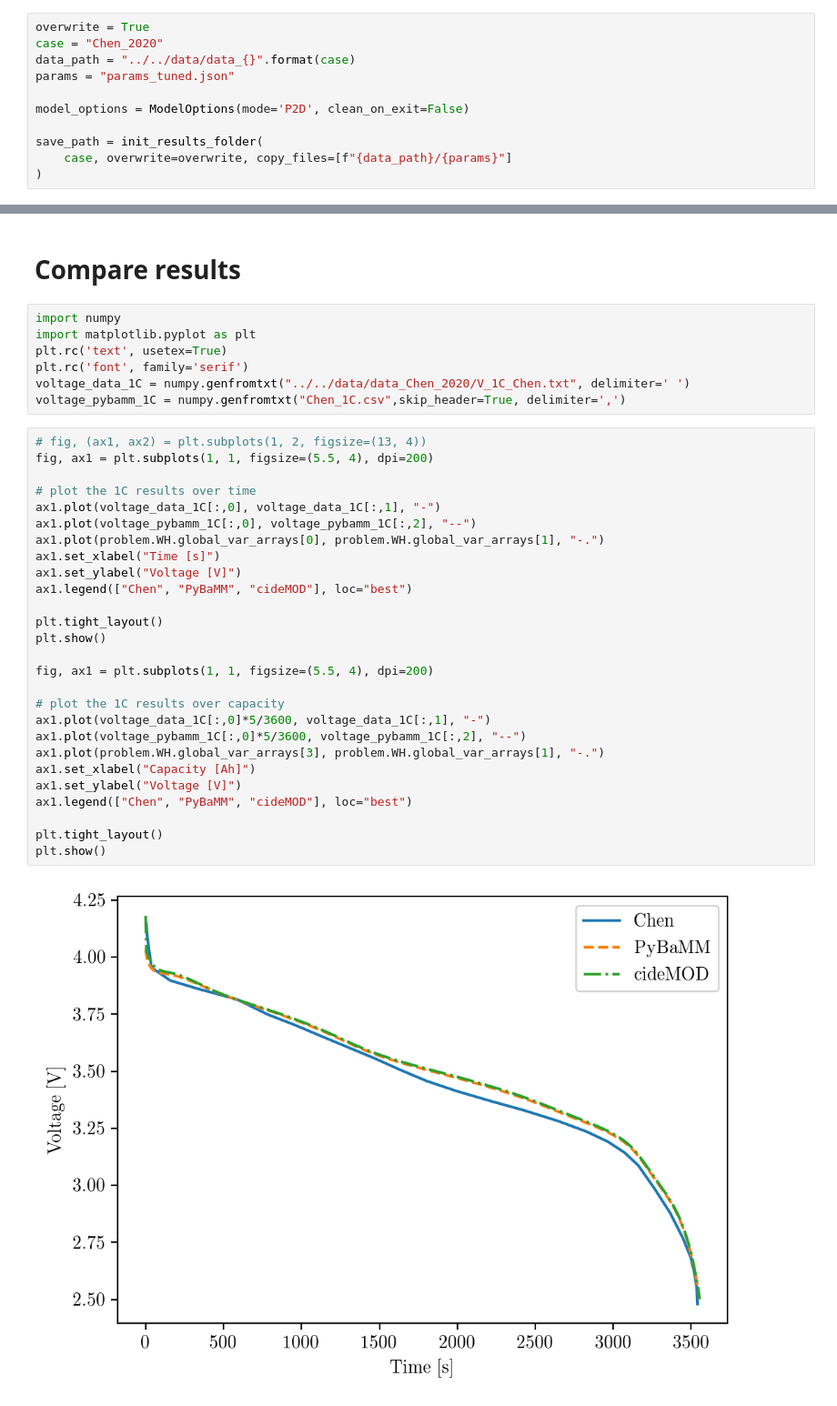
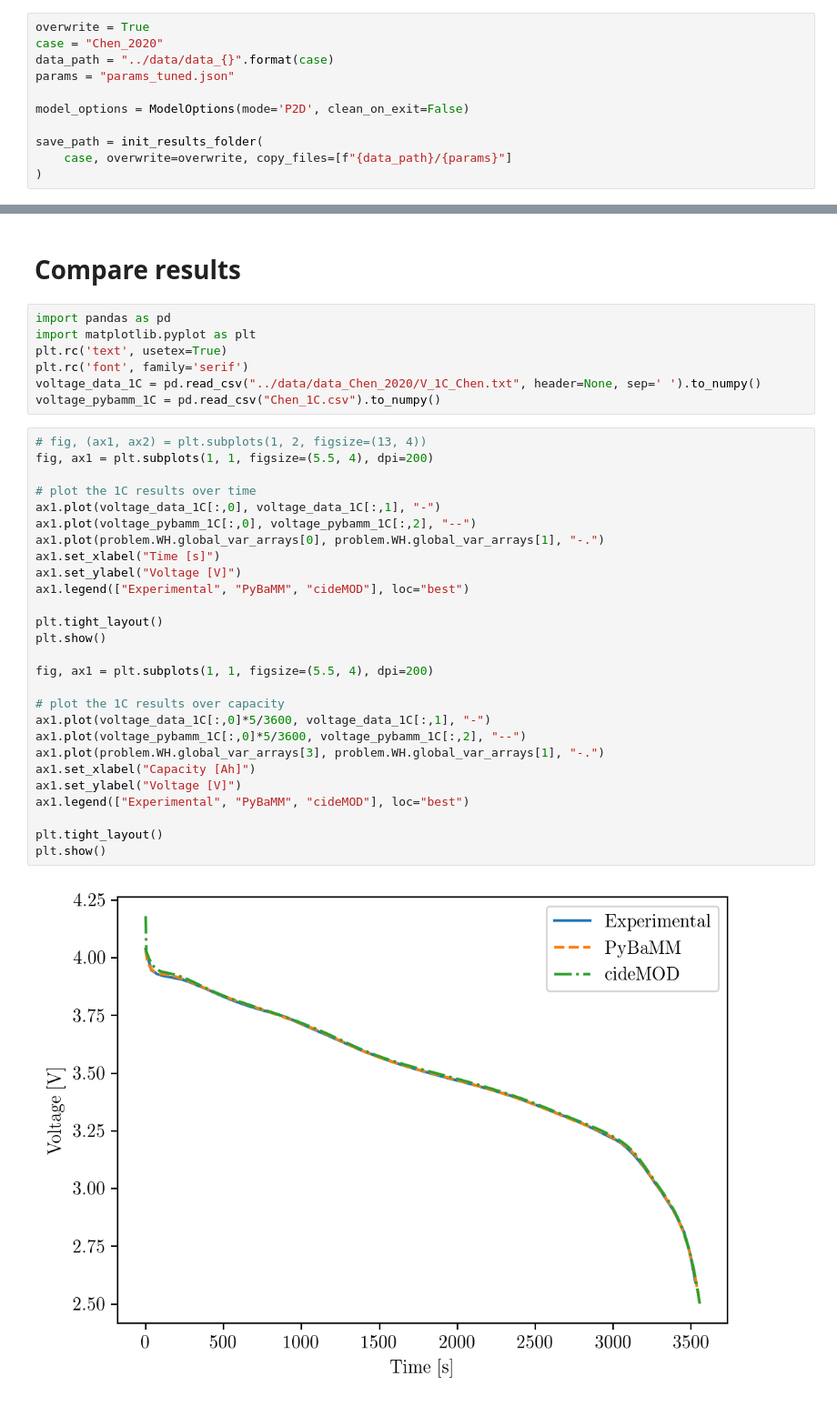
Before and after one commit to cidetec-energy-storage/cideMOD, a Jupyter notebook: examples/scripts_paper/Chen.ipynb, the cells around one changed output, grey strips where cells are left out. Shown: that part at 91% size. Drawn from its saved outputs; the diff is of its cells as text.

```diff
--- a/examples/scripts_paper/Chen.ipynb
+++ b/examples/scripts_paper/Chen.ipynb
@@ -12,7 +12,7 @@ from cideMOD import (
 # %%
 overwrite = True
 case = "Chen_2020"
-data_path = "../../data/data_{}".format(case)
+data_path = "../data/data_{}".format(case)
 params = "params_tuned.json"
 
 model_options = ModelOptions(mode='P2D', clean_on_exit=False)
@@ -59,38 +59,38 @@ Voltage: 2.5010 Current: -5.00e+00      Time: 59min 10s
 # %% [markdown]
 # Compare results
 # %%
-import numpy
+import pandas as pd
 import matplotlib.pyplot as plt
 plt.rc('text', usetex=True)
 plt.rc('font', family='serif')
-voltage_data_1C = numpy.genfromtxt("../../data/data_Chen_2020/V_1C_Chen.txt", delimiter=' ')
-voltage_pybamm_1C = numpy.genfromtxt("Chen_1C.csv",skip_header=True, delimiter=',')
+voltage_data_1C = pd.read_csv("../data/data_Chen_2020/V_1C_Chen.txt", header=None, sep=' ').to_numpy()
+voltage_pybamm_1C = pd.read_csv("Chen_1C.csv").to_numpy()
 # %%
 # fig, (ax1, ax2) = plt.subplots(1, 2, figsize=(13, 4))
 fig, ax1 = plt.subplots(1, 1, figsize=(5.5, 4), dpi=200)
 
 # plot the 1C results over time
 ax1.plot(voltage_data_1C[:,0], voltage_data_1C[:,1], "-")
 ax1.plot(voltage_pybamm_1C[:,0], voltage_pybamm_1C[:,2], "--")
 ax1.plot(problem.WH.global_var_arrays[0], problem.WH.global_var_arrays[1], "-.")
 ax1.set_xlabel("Time [s]")
 ax1.set_ylabel("Voltage [V]")
-ax1.legend(["Chen", "PyBaMM", "cideMOD"], loc="best")
+ax1.legend(["Experimental", "PyBaMM", "cideMOD"], loc="best")
 
 plt.tight_layout()
 plt.show()
 
 fig, ax1 = plt.subplots(1, 1, figsize=(5.5, 4), dpi=200)
 
 # plot the 1C results over capacity
 ax1.plot(voltage_data_1C[:,0]*5/3600, voltage_data_1C[:,1], "-")
 ax1.plot(voltage_pybamm_1C[:,0]*5/3600, voltage_pybamm_1C[:,2], "--")
 ax1.plot(problem.WH.global_var_arrays[3], problem.WH.global_var_arrays[1], "-.")
 ax1.set_xlabel("Capacity [Ah]")
 ax1.set_ylabel("Voltage [V]")
-ax1.legend(["Chen", "PyBaMM", "cideMOD"], loc="best")
+ax1.legend(["Experimental", "PyBaMM", "cideMOD"], loc="best")
 
 plt.tight_layout()
 plt.show()
 # %% [output]
-[figure, old version]
+[figure, new version]
```
Also changed, not shown: parts of 4 cells of this notebook, 2 other files.
